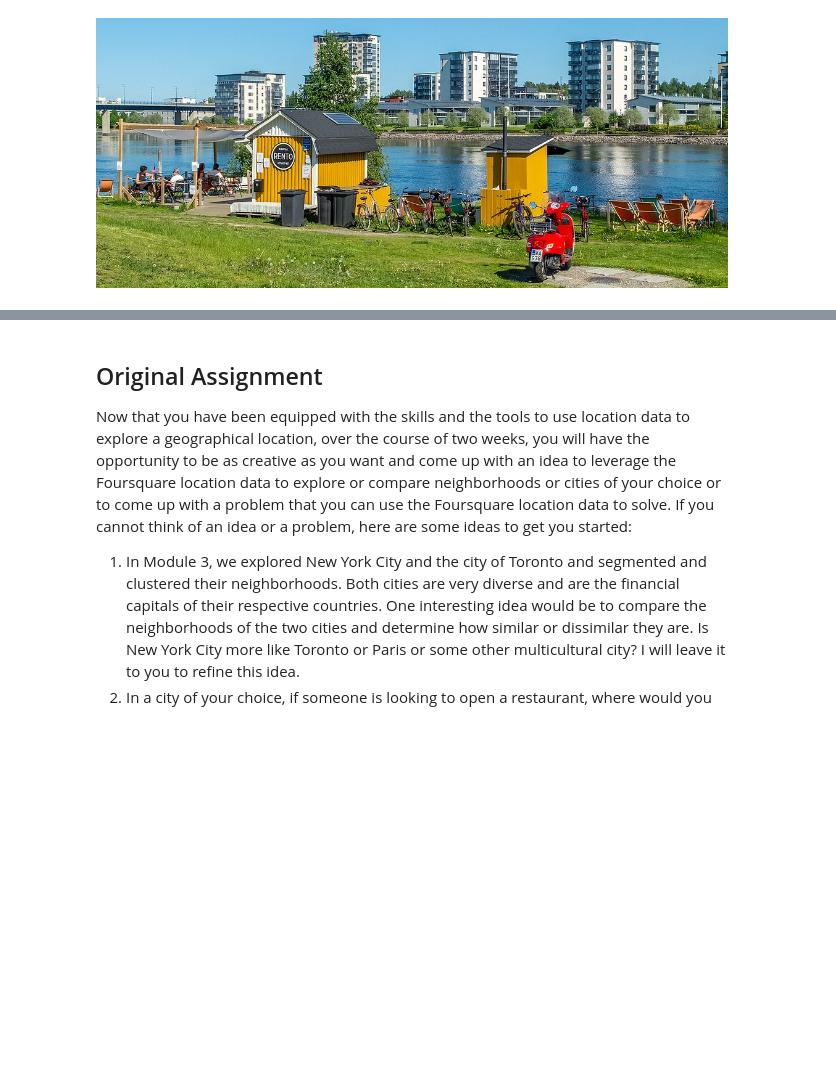
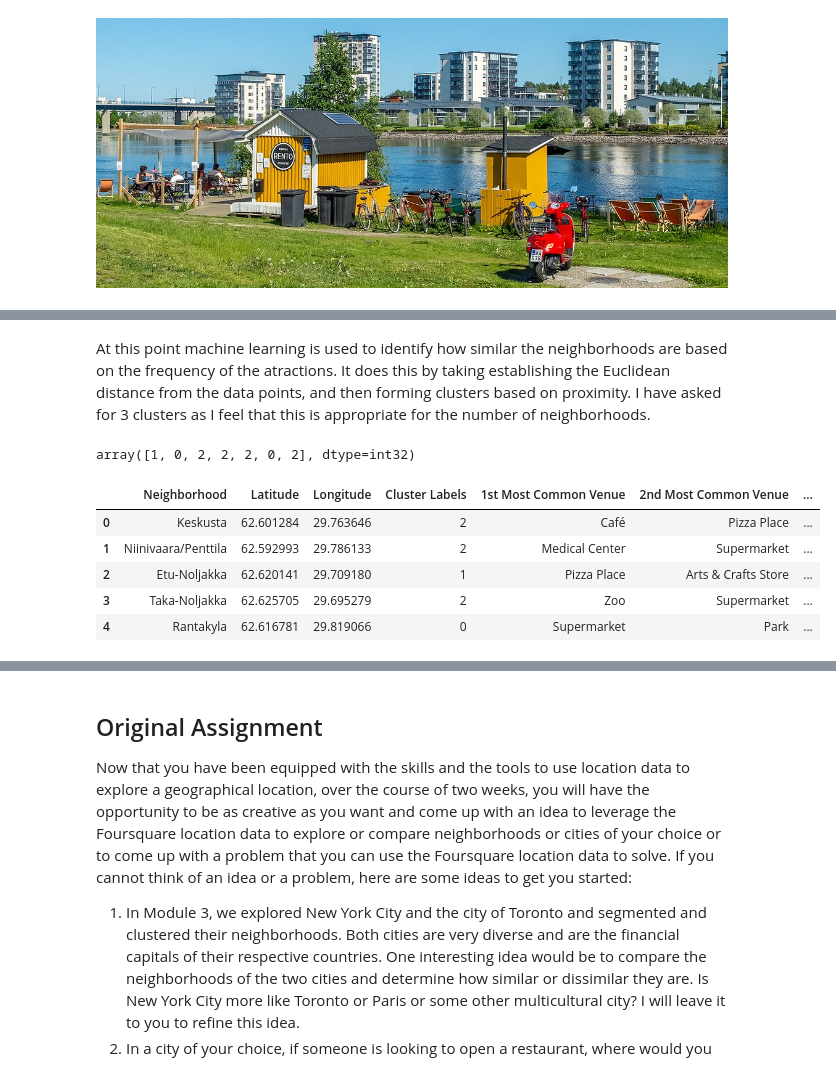
Before and after one commit to fizixmastr/Coursera_Capstone, a Jupyter notebook: Applied Data Science Capstone.ipynb, the cells around one changed output, grey strips where cells are left out. Drawn from its saved outputs; the diff is of its cells as text; code cells hidden in the pictures; blank space fills up the shorter version.

```diff
--- a/Applied Data Science Capstone.ipynb
+++ b/Applied Data Science Capstone.ipynb
@@ -9,0 +271,31 @@ My plan is to develop a tool that will be able to provide a "snapshot" of the ne
+# %% [markdown]
+At this point machine learning is used to identify how similar the neighborhoods are based on the frequency of the atractions. It does this by taking establishing the Euclidean distance from the data points, and then forming clusters based on proximity. I have asked for 3 clusters as I feel that this is appropriate for the number of neighborhoods.
+# %%
+# set number of clusters
+kclusters = 3
+
+Joensuu_grouped_clustering = Joensuu_grouped.drop('Neighborhood', 1)
+
+# run k-means clustering
+kmeans = KMeans(n_clusters=kclusters, random_state=0).fit(Joensuu_grouped_clustering)
+
+# check cluster labels generated for each row in the dataframe
+kmeans.labels_[0:10]
+# %% [output]
+array([1, 0, 2, 2, 2, 0, 2], dtype=int32)
+# %%
+# add clustering labels
+neighborhoods_venues_sorted.insert(0, 'Cluster Labels', kmeans.labels_)
+Joensuu_merged = df_neighborhoods
+
+# merge Joensuu_grouped with Joensuu_data to add latitude/longitude for each neighborhood
+Joensuu_merged = Joensuu_merged.join(neighborhoods_venues_sorted.set_index('Neighborhood'), on='Neighborhood')
+
+Joensuu_merged.head() # check the last columns!
+# %% [output]
+|  | Neighborhood | Latitude | Longitude | Cluster Labels | 1st Most Common Venue | 2nd Most Common Venue | ... |
+| 0 | Keskusta | 62.601284 | 29.763646 | 2 | Café | Pizza Place | ... |
+| 1 | Niinivaara/Penttila | 62.592993 | 29.786133 | 2 | Medical Center | Supermarket | ... |
+| 2 | Etu-Noljakka | 62.620141 | 29.709180 | 1 | Pizza Place | Arts & Crafts Store | ... |
+| 3 | Taka-Noljakka | 62.625705 | 29.695279 | 2 | Zoo | Supermarket | ... |
+| 4 | Rantakyla | 62.616781 | 29.819066 | 0 | Supermarket | Park | ... |
```
Also changed, not shown: parts of 34 cells of this notebook.
